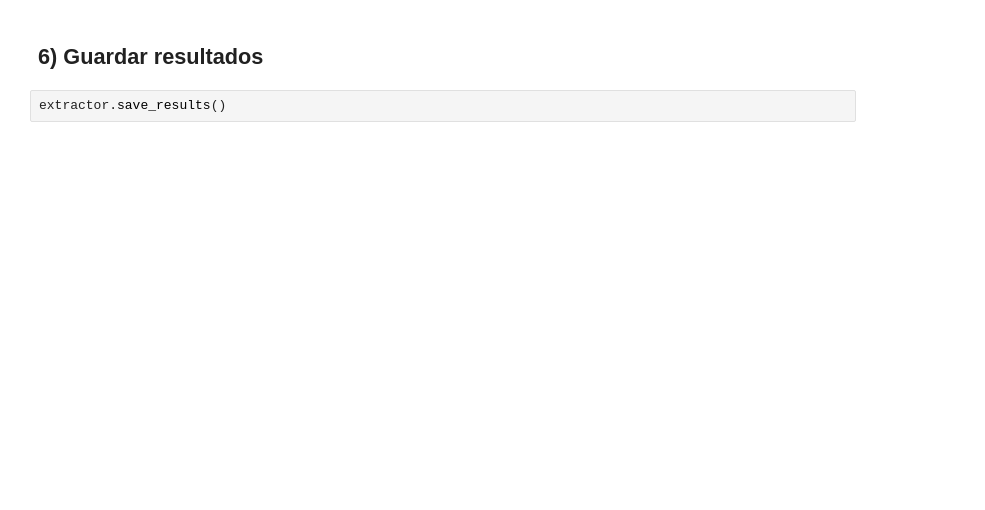
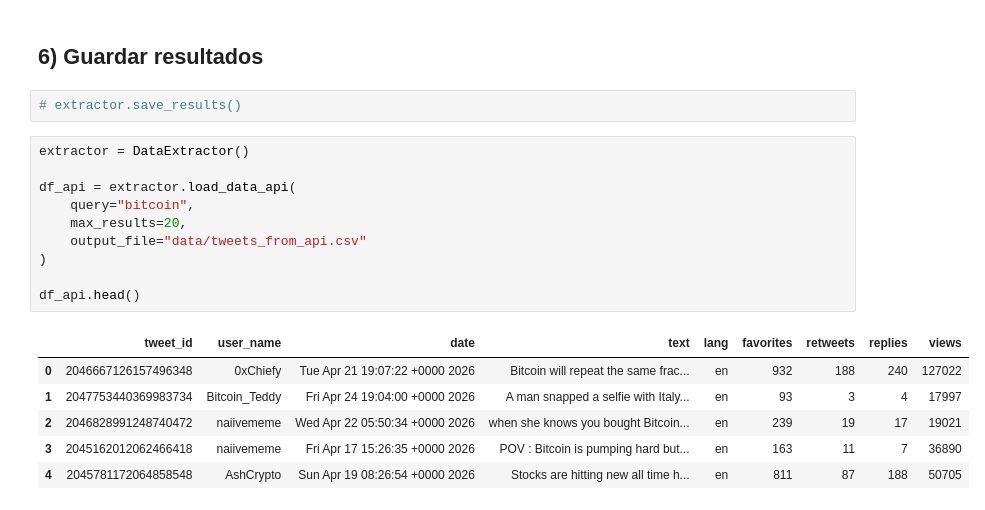
Before and after one commit to victorsgDev/Analysis_Sentiment-Trends-Social_Networks, a Jupyter notebook: VictorSanchez_BAIN_U2_Practica.ipynb, the cells around one changed output. Saved outputs shown, nothing was run; the diff lists cells and outputs as text; blank space fills up the shorter version.

Commit message:
add API integration to DataExtractor for dynamic tweet extraction and update README.md

```diff
--- a/VictorSanchez_BAIN_U2_Practica.ipynb
+++ b/VictorSanchez_BAIN_U2_Practica.ipynb
@@ -134,4 +134,21 @@ extractor.generate_hashtag_wordcloud(overall_df=hashtag_analysis['overall'])
 # %% [markdown]
 ## 6) Guardar resultados
 # %%
-extractor.save_results()
+# extractor.save_results()
+# %%
+extractor = DataExtractor()
+
+df_api = extractor.load_data_api(
+    query="bitcoin",
+    max_results=20,
+    output_file="data/tweets_from_api.csv"
+)
+
+df_api.head()
+# %% [output]
+|  | tweet_id | user_name | date | text | lang | favorites | retweets | replies | views |
+| 0 | 2046667126157496348 | 0xChiefy | Tue Apr 21 19:07:22 +0000 2026 | Bitcoin will repeat the same frac... | en | 932 | 188 | 240 | 127022 |
+| 1 | 2047753440369983734 | Bitcoin_Teddy | Fri Apr 24 19:04:00 +0000 2026 | A man snapped a selfie with Italy... | en | 93 | 3 | 4 | 17997 |
+| 2 | 2046828991248740472 | naiivememe | Wed Apr 22 05:50:34 +0000 2026 | when she knows you bought Bitcoin... | en | 239 | 19 | 17 | 19021 |
+| 3 | 2045162012062466418 | naiivememe | Fri Apr 17 15:26:35 +0000 2026 | POV : Bitcoin is pumping hard but... | en | 163 | 11 | 7 | 36890 |
+| 4 | 2045781172064858548 | AshCrypto | Sun Apr 19 08:26:54 +0000 2026 | Stocks are hitting new all time h... | en | 811 | 87 | 188 | 50705 |
```
Also changed, not shown: parts of 1 cell of this notebook, 5 other files.
